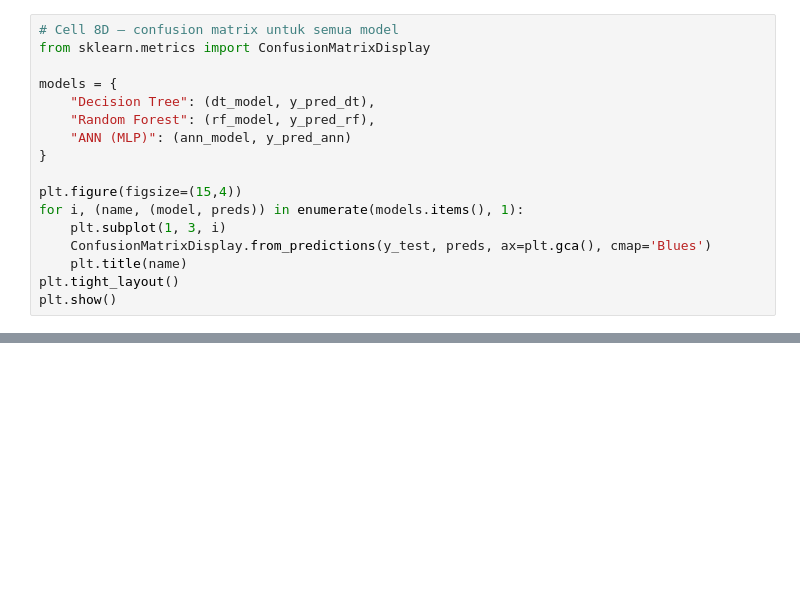
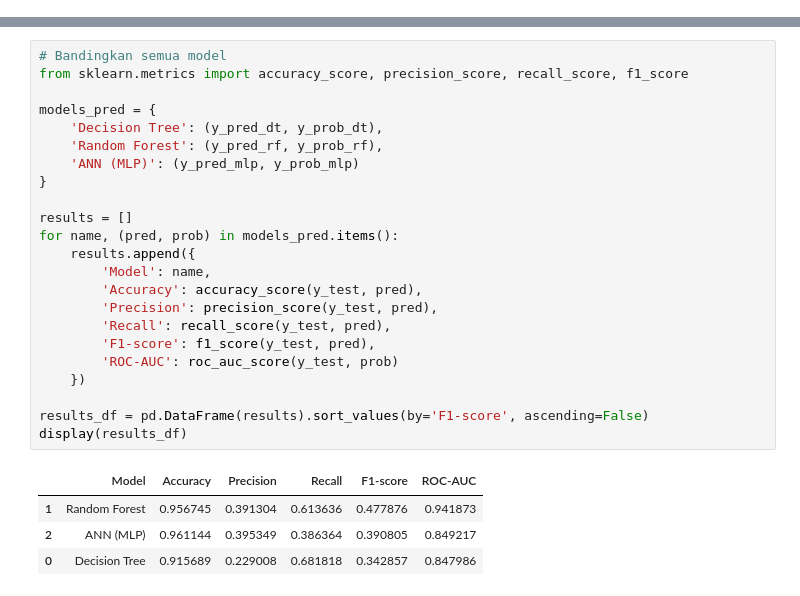
Before and after one commit to SarTika116/uib-ai-2331196-sartika, a Jupyter notebook: TugasMinggu7 - Pertemuan6 - Bank Taiwan/Bank_Taiwan.ipynb, the cells around one changed output, grey strips where cells are left out. Cells and saved outputs as stored; diff of their text form; blank space fills up the shorter version.

```diff
--- a/TugasMinggu7 - Pertemuan6 - Bank Taiwan/Bank.ipynb
+++ b/TugasMinggu7 - Pertemuan6 - Bank Taiwan/Bank_Taiwan.ipynb
@@ -374,17 +0,0 @@ weighted avg       0.96      0.96      0.96      1364
-# %%
-# Cell 8D — confusion matrix untuk semua model
-from sklearn.metrics import ConfusionMatrixDisplay
-
-models = {
-    "Decision Tree": (dt_model, y_pred_dt),
-    "Random Forest": (rf_model, y_pred_rf),
-    "ANN (MLP)": (ann_model, y_pred_ann)
-}
-
-plt.figure(figsize=(15,4))
-for i, (name, (model, preds)) in enumerate(models.items(), 1):
-    plt.subplot(1, 3, i)
-    ConfusionMatrixDisplay.from_predictions(y_test, preds, ax=plt.gca(), cmap='Blues')
-    plt.title(name)
-plt.tight_layout()
-plt.show()
@@ -515,0 +437,28 @@ Fitur paling berpengaruh:
+# %%
+# Bandingkan semua model
+from sklearn.metrics import accuracy_score, precision_score, recall_score, f1_score
+
+models_pred = {
+    'Decision Tree': (y_pred_dt, y_prob_dt),
+    'Random Forest': (y_pred_rf, y_prob_rf),
+    'ANN (MLP)': (y_pred_mlp, y_prob_mlp)
+}
+
+results = []
+for name, (pred, prob) in models_pred.items():
+    results.append({
+        'Model': name,
+        'Accuracy': accuracy_score(y_test, pred),
+        'Precision': precision_score(y_test, pred),
+        'Recall': recall_score(y_test, pred),
+        'F1-score': f1_score(y_test, pred),
+        'ROC-AUC': roc_auc_score(y_test, prob)
+    })
+
+results_df = pd.DataFrame(results).sort_values(by='F1-score', ascending=False)
+display(results_df)
+# %% [output]
+|  | Model | Accuracy | Precision | Recall | F1-score | ROC-AUC |
+| 1 | Random Forest | 0.956745 | 0.391304 | 0.613636 | 0.477876 | 0.941873 |
+| 2 | ANN (MLP) | 0.961144 | 0.395349 | 0.386364 | 0.390805 | 0.849217 |
+| 0 | Decision Tree | 0.915689 | 0.229008 | 0.681818 | 0.342857 | 0.847986 |
```
Also changed, not shown: parts of 40 cells of this notebook, 2 other files.
